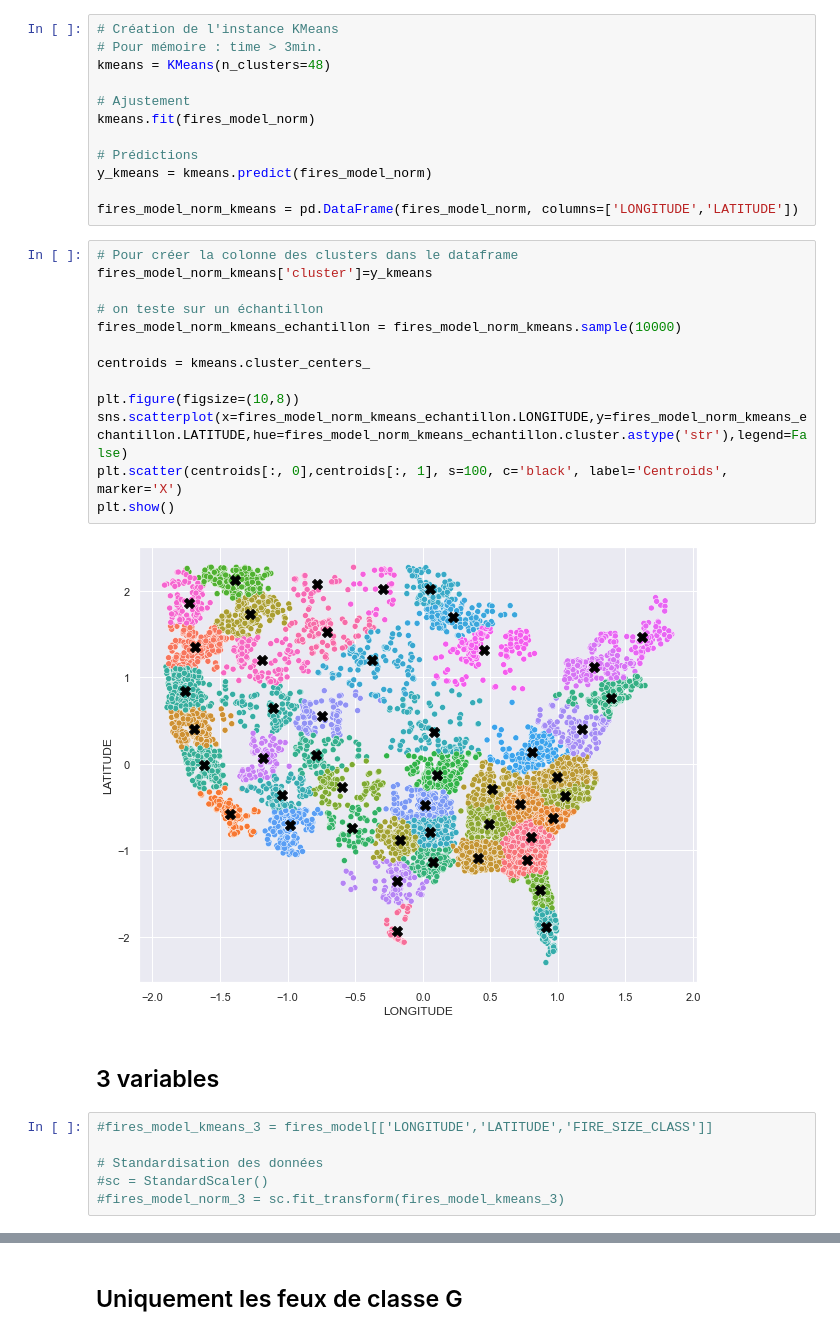
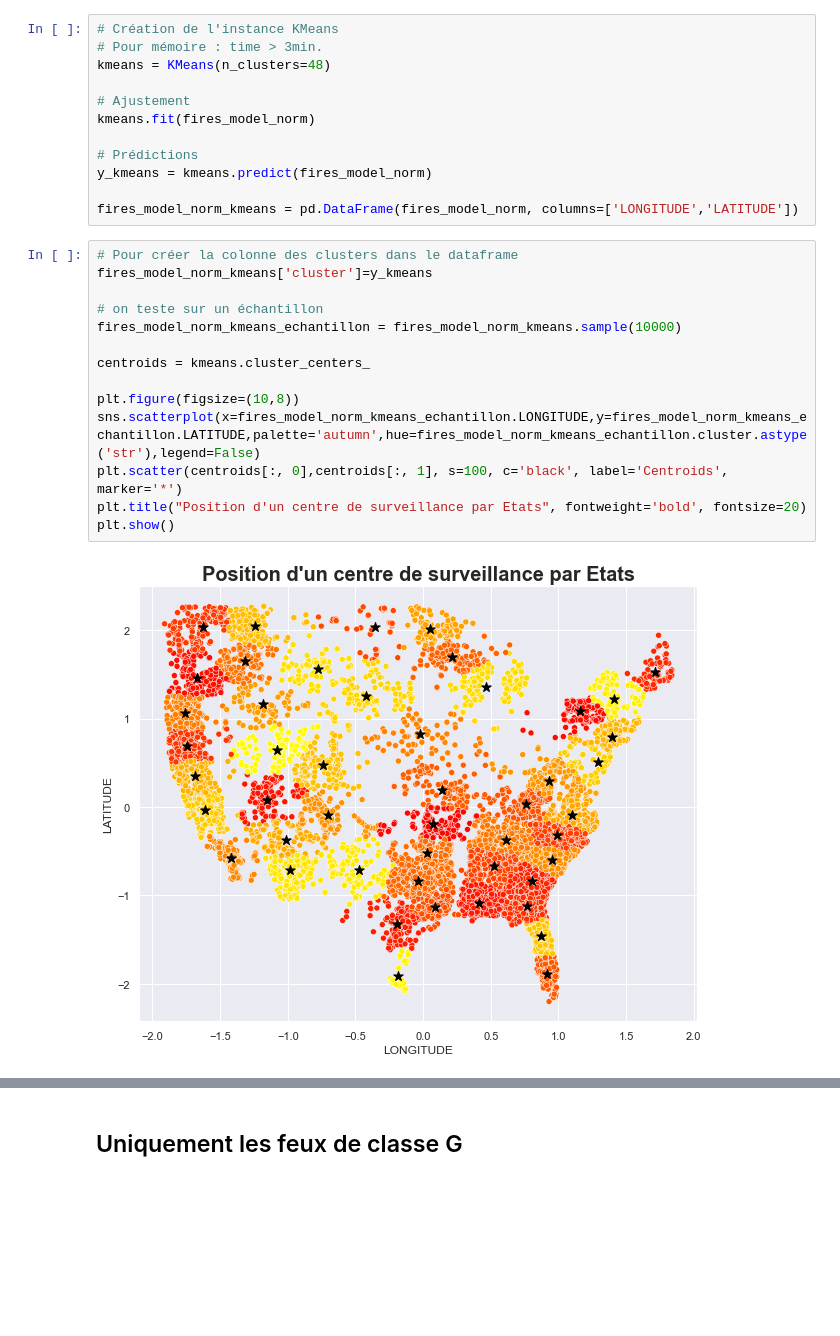
Before and after one commit to paulokmmf/Projet_DA_WILDFIRE, a Jupyter notebook: Tests_models.ipynb, the cells around one changed output, grey strips where cells are left out. Cells and saved outputs as stored; diff of their text form; blank space fills up the shorter version.

```diff
--- a/Tests_models.ipynb
+++ b/Tests_models.ipynb
@@ -859,23 +876,16 @@ fires_model_norm_kmeans = pd.DataFrame(fires_model_norm, columns=['LONGITUDE','L
 # %%
 # Pour créer la colonne des clusters dans le dataframe
 fires_model_norm_kmeans['cluster']=y_kmeans
 
 # on teste sur un échantillon
 fires_model_norm_kmeans_echantillon = fires_model_norm_kmeans.sample(10000)
 
 centroids = kmeans.cluster_centers_
 
 plt.figure(figsize=(10,8))
-sns.scatterplot(x=fires_model_norm_kmeans_echantillon.LONGITUDE,y=fires_model_norm_kmeans_echantillon.LATITUDE,hue=fires_model_norm_kmeans_echantillon.cluster.astype('str'),legend=False)
-plt.scatter(centroids[:, 0],centroids[:, 1], s=100, c='black', label='Centroids', marker='X')
+sns.scatterplot(x=fires_model_norm_kmeans_echantillon.LONGITUDE,y=fires_model_norm_kmeans_echantillon.LATITUDE,palette='autumn',hue=fires_model_norm_kmeans_echantillon.cluster.astype('str'),legend=False)
+plt.scatter(centroids[:, 0],centroids[:, 1], s=100, c='black', label='Centroids', marker='*')
+plt.title("Position d'un centre de surveillance par Etats", fontweight='bold', fontsize=20)
 plt.show()
 # %% [output]
-[figure, old version]
+[figure, new version]
-# %% [markdown]
-## 3 variables
-# %%
-#fires_model_kmeans_3 = fires_model[['LONGITUDE','LATITUDE','FIRE_SIZE_CLASS']]
-
-# Standardisation des données
-#sc = StandardScaler()
-#fires_model_norm_3 = sc.fit_transform(fires_model_kmeans_3)
```
Also changed, not shown: parts of 17 cells of this notebook.
